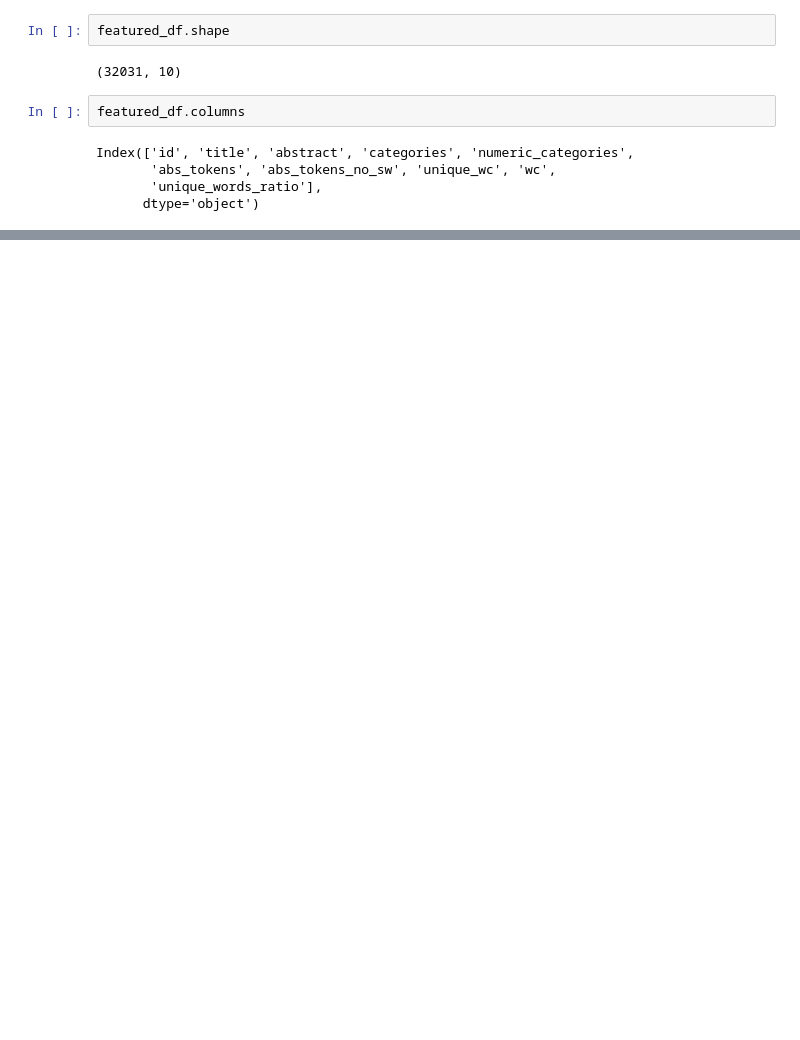
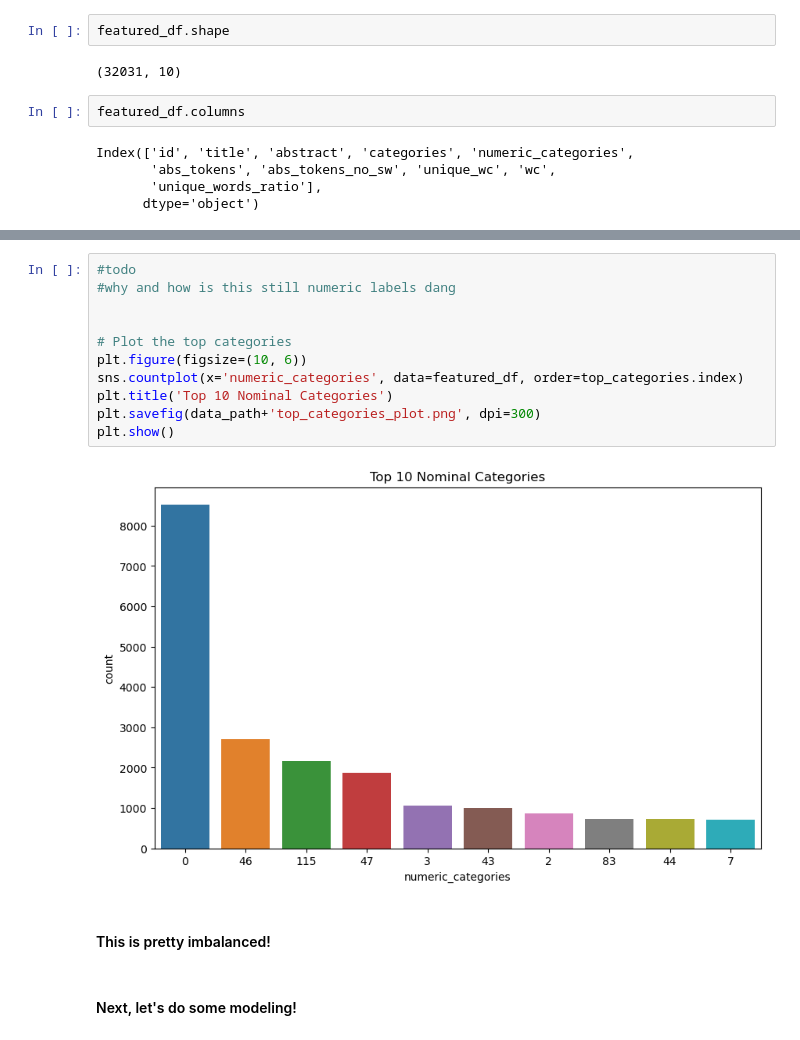
Before and after one commit to lisa-paul/DSIarXivmetadata, a Jupyter notebook: code/01-preprocess-EDA.ipynb, the cells around one changed output, grey strips where cells are left out. Cells and saved outputs as stored; diff of their text form; blank space fills up the shorter version.

```diff
--- a/code/01-preprocess-EDA.ipynb
+++ b/code/01-preprocess-EDA.ipynb
@@ -192,0 +232,19 @@ Next, let's see if any features will be useful to use for prediction modelling:
+# %%
+#todo
+#why and how is this still numeric labels dang
+
+
+# Plot the top categories
+plt.figure(figsize=(10, 6))
+sns.countplot(x='numeric_categories', data=featured_df, order=top_categories.index)
+plt.title('Top 10 Nominal Categories')
+plt.savefig(data_path+'top_categories_plot.png', dpi=300)
+plt.show()
+# %% [output]
+[figure, added]
+# %% [markdown]
+#### This is pretty imbalanced!
+# %% [markdown]
+
+
+#### Next, let's do some modeling!
```
Also changed, not shown: parts of 28 cells of this notebook, 6 other files.
